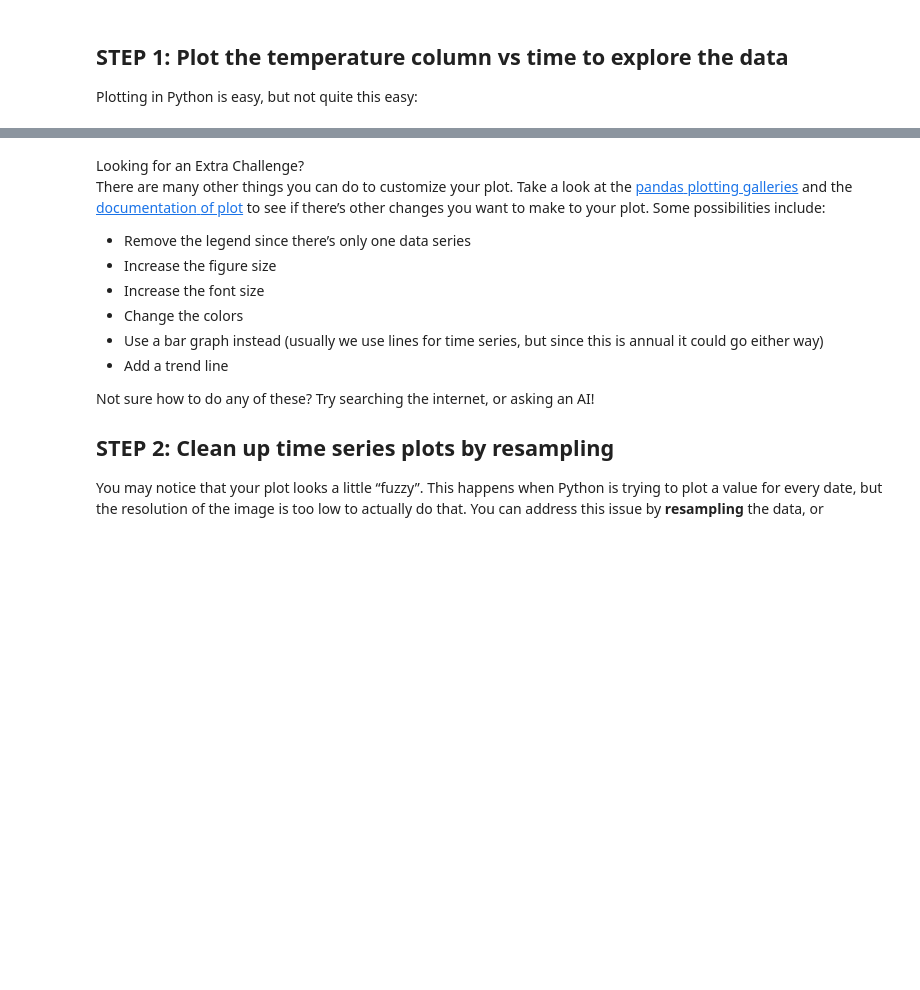
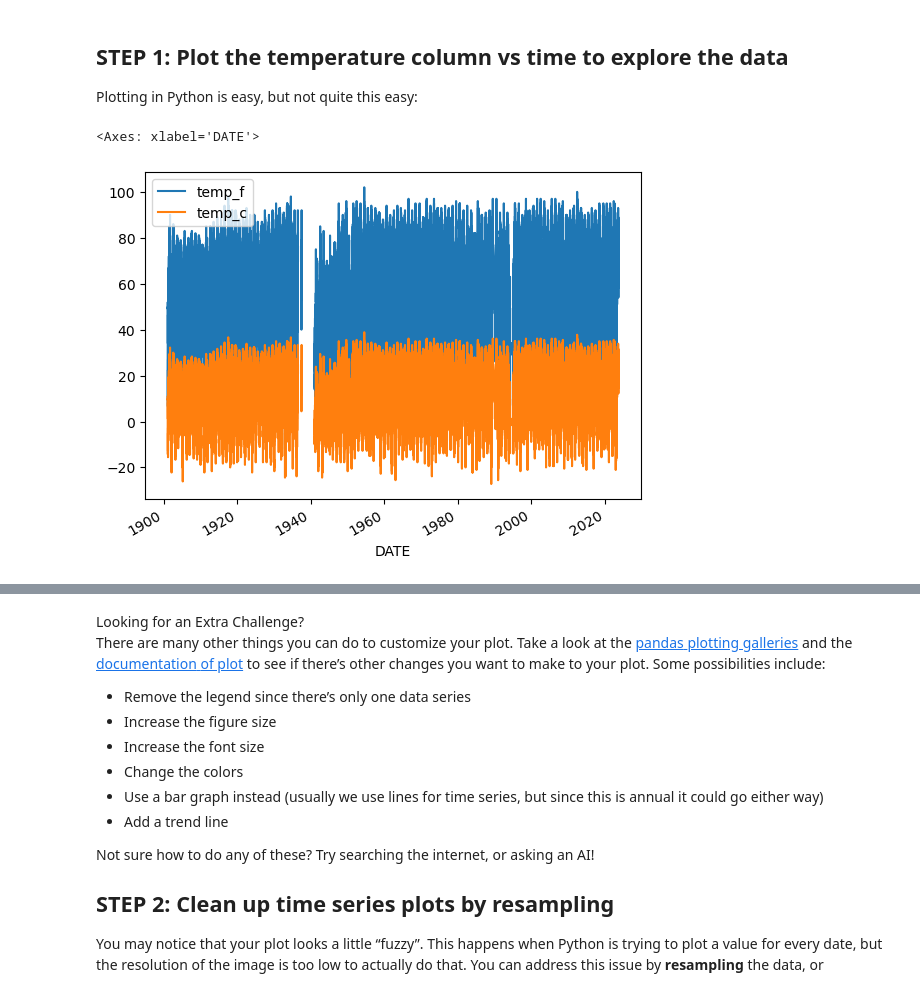
Before and after one commit to earthlab-education/02-climate-rainihelmstadter, a Jupyter notebook: Climate-Coding-Challenge_Part-4.ipynb, the cells around one changed output, grey strips where cells are left out. Cells and saved outputs as stored; diff of their text form; code cells hidden in the pictures; blank space fills up the shorter version.

```diff
--- a/Climate-Coding-Challenge_Part-4.ipynb
+++ b/Climate-Coding-Challenge_Part-4.ipynb
@@ -17,7 +17,10 @@ sure to specify which variables you want to load.
 
 Plotting in Python is easy, but not quite this easy:
 # %%
-climate_u_df.plot()
+boulder_climate_units_df.plot()
+# %% [output]
+<Axes: xlabel='DATE'>
+[figure, added]
 # %% [markdown]
 Looks like we have *both* temperature units on the same plot, and it’s
 hard to see what it is because it’s missing labels!
```
Also changed, not shown: parts of 2 cells of this notebook, 1 other file.
